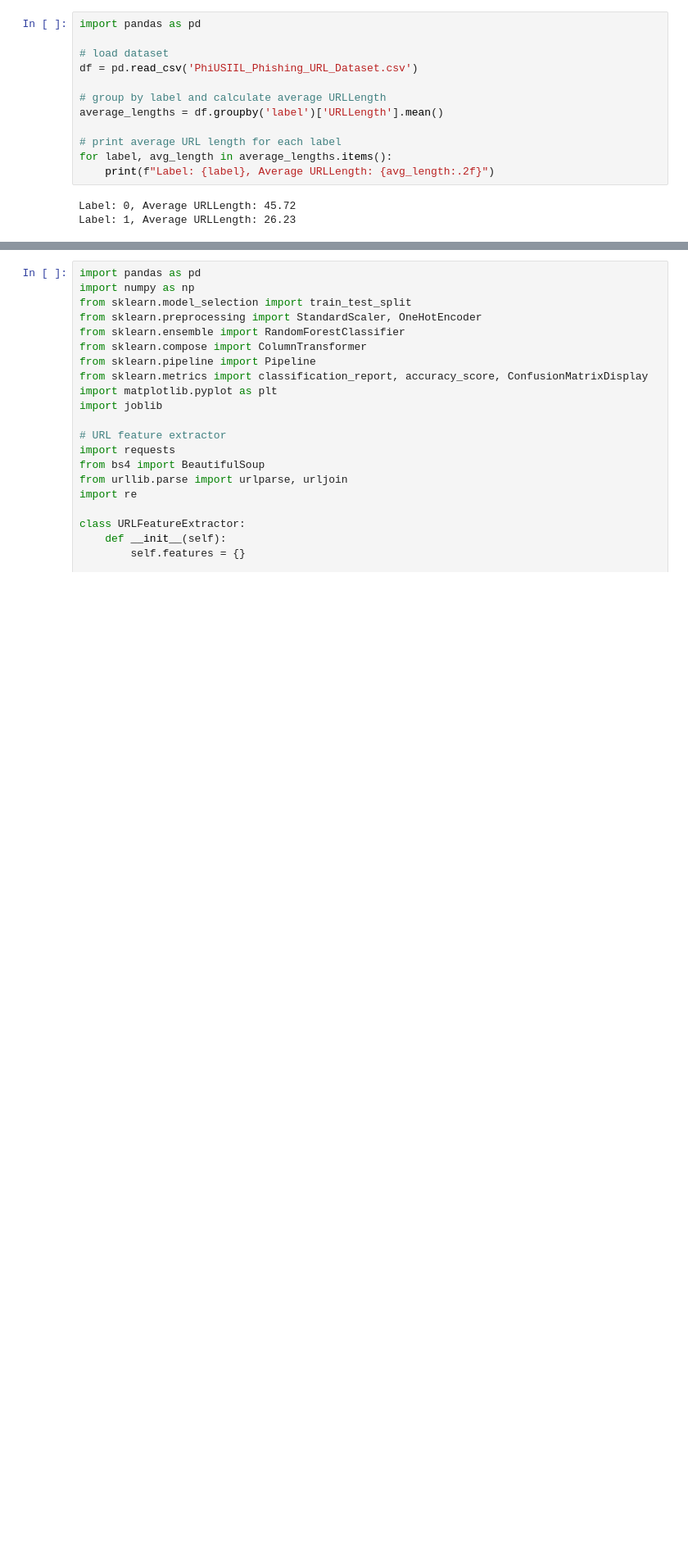
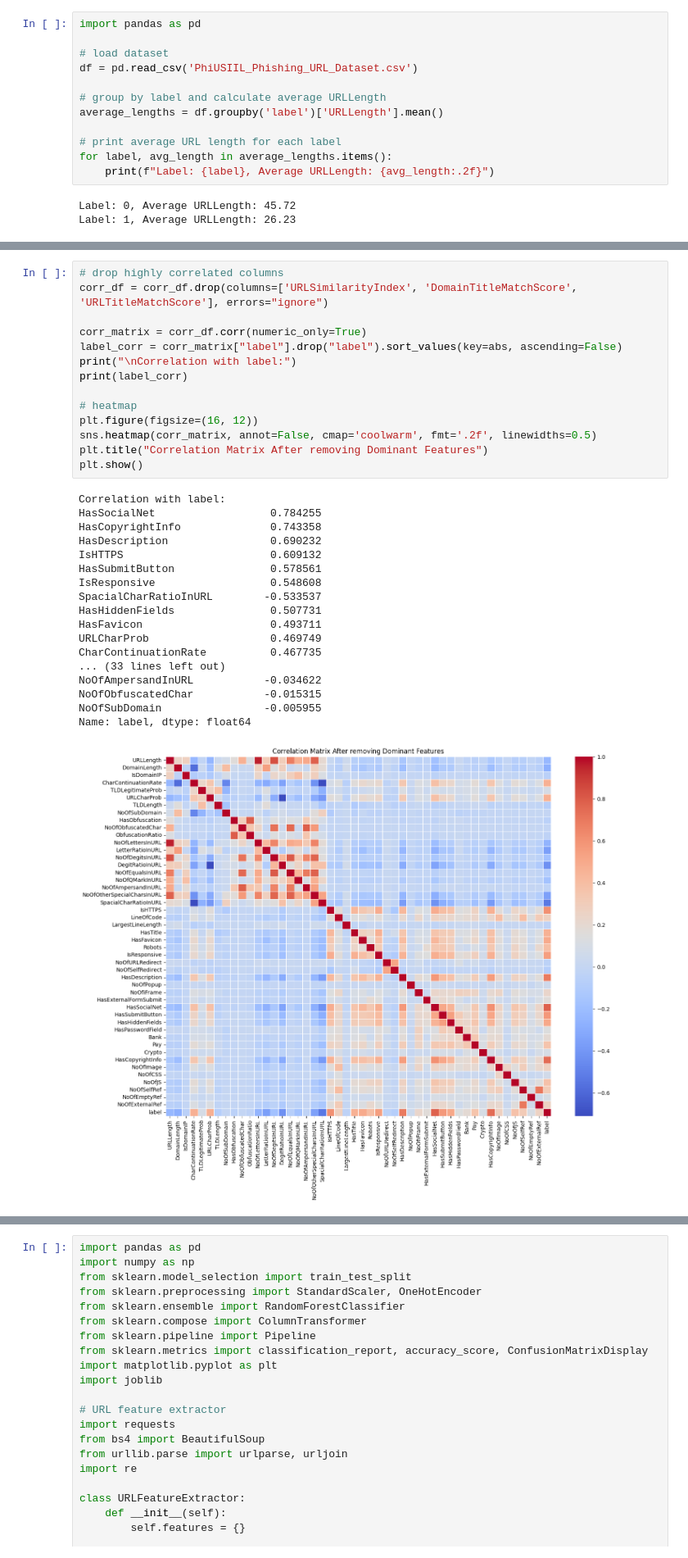
Before and after one commit to Xainax/CMPE255FinalProject, a Jupyter notebook: Updated_model.ipynb, the cells around one changed output, grey strips where cells are left out. Shown at 82% size. Saved outputs shown, nothing was run; the diff lists cells and outputs as text; blank space fills up the shorter version.

```diff
--- a/Updated_model.ipynb
+++ b/Updated_model.ipynb
@@ -15,0 +62,33 @@ Label: 1, Average URLLength: 26.23
+# %%
+# drop highly correlated columns
+corr_df = corr_df.drop(columns=['URLSimilarityIndex', 'DomainTitleMatchScore', 'URLTitleMatchScore'], errors="ignore")
+
+corr_matrix = corr_df.corr(numeric_only=True)
+label_corr = corr_matrix["label"].drop("label").sort_values(key=abs, ascending=False)
+print("\nCorrelation with label:")
+print(label_corr)
+
+# heatmap
+plt.figure(figsize=(16, 12))
+sns.heatmap(corr_matrix, annot=False, cmap='coolwarm', fmt='.2f', linewidths=0.5)
+plt.title("Correlation Matrix After removing Dominant Features")
+plt.show()
+# %% [output]
+Correlation with label:
+HasSocialNet                  0.784255
+HasCopyrightInfo              0.743358
+HasDescription                0.690232
+IsHTTPS                       0.609132
+HasSubmitButton               0.578561
+IsResponsive                  0.548608
+SpacialCharRatioInURL        -0.533537
+HasHiddenFields               0.507731
+HasFavicon                    0.493711
+URLCharProb                   0.469749
+CharContinuationRate          0.467735
+... (33 lines left out)
+NoOfAmpersandInURL           -0.034622
+NoOfObfuscatedChar           -0.015315
+NoOfSubDomain                -0.005955
+Name: label, dtype: float64
+[figure, added]
```
Also changed, not shown: parts of 10 cells of this notebook, 1 other file.
